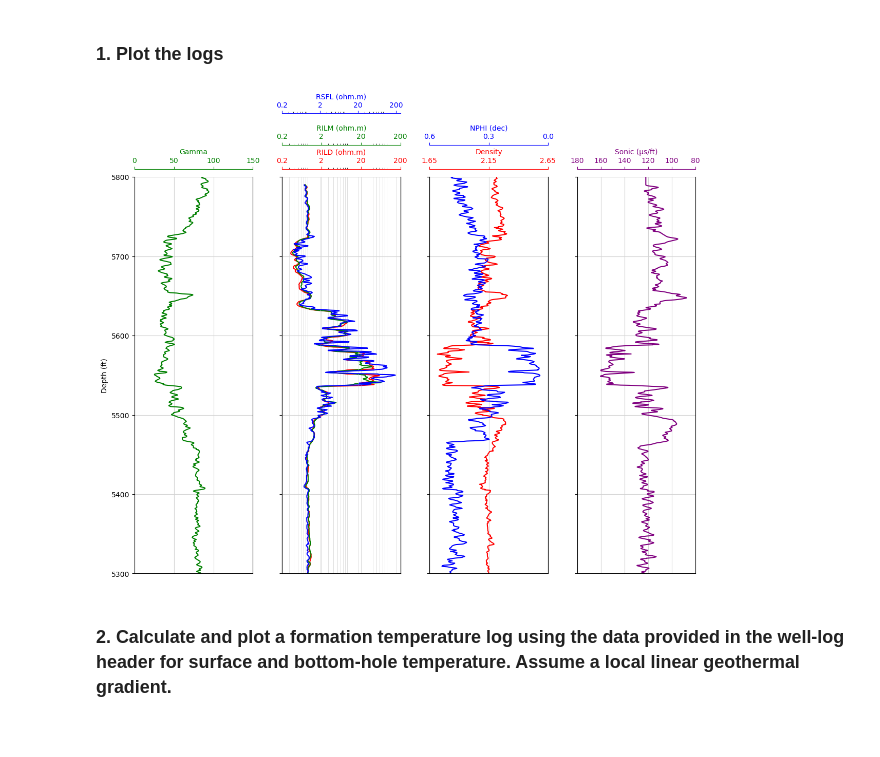
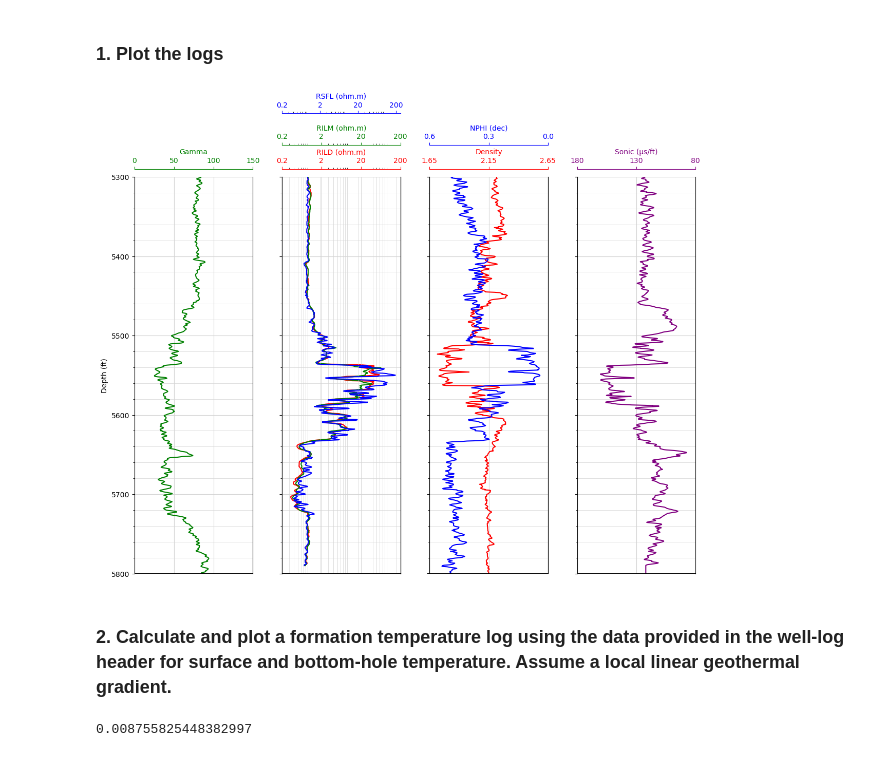
Before and after one commit to mariafgg-utpge/FE_HWK3, a Jupyter notebook: HWK3.ipynb, the cells around one changed output. Drawn from its saved outputs; the diff is of its cells as text; code cells hidden in the pictures.

```diff
--- a/HWK3.ipynb
+++ b/HWK3.ipynb
@@ -129,6 +158,8 @@ ax4.xaxis.label.set_color("purple")
 ax4.tick_params(axis='x', colors="purple")
 ax4.spines["top"].set_edgecolor("purple")
 ax4.set_ylim(common_ylim)
+ax4.set_xticks([180,130,80])
+ax4.set_xticklabels([180,130,80])  # Ensure labels match the ticks
 
 # Neutron track placed on top of density track
 ax5.plot("NPHI_SS", "DEPTH", data=df2, color="blue")
@@ -140,33 +171,54 @@ ax5.tick_params(axis='x', colors="blue")
 ax5.spines["top"].set_position(("axes", 1.08))
 ax5.spines["top"].set_visible(True)
 ax5.spines["top"].set_edgecolor("blue")
 ax5.set_xticks([0.6, 0.3, 0])
 
 # Remove y-axis tick labels for all axes except ax1
 for ax in [ax2, ax3, ax4]:
     ax.set_yticklabels([])
 
 # Common functions for setting up the plot
 for ax in [ax1, ax2, ax3, ax4]:
     ax.grid(which='major', color='lightgrey', linestyle='-')
     ax.xaxis.set_ticks_position("top")
     ax.xaxis.set_label_position("top")
     ax.spines["top"].set_position(("axes", 1.02))
 
 
 # List of all resistivity-related axes
 resistivity_axes = [ax2, ax2_twiny1, ax2_twiny2]
 
 # Set specific x-ticks and add gridlines for all resistivity-related axes
 for ax in resistivity_axes:
     ax.set_xticks([0.2, 2, 20, 200])
     ax.set_xticklabels([0.2, 2, 20, 200])  # Ensure labels match the ticks
     ax.grid(which='major', axis='x', color='lightgrey', linestyle='-', linewidth=0.5)
 
+# List of all axes including twinned axes
+all_axes = [ax1, ax2, ax3, ax4, ax5, ax6, ax2_twiny1, ax2_twiny2]
+
+# Invert the y-axis for all axes
+for ax in all_axes:
+    ax.yaxis.set_minor_locator(MultipleLocator(20))
+    ax.grid(which='minor', axis='y', color='lightgrey', linestyle='-', linewidth=0.5)
+    ax.tick_params(axis='y', which='minor', labelleft=False)  # Hide minor tick labels
+    ax.invert_yaxis()
+
+
+
 # Adjust layout
 plt.tight_layout(pad=2.0)
 plt.show()
 # %% [output]
-[figure, old version]
+[figure, new version]
 # %% [markdown]
 ### 2. Calculate and plot a formation temperature log using the data provided in the well-log header for surface and bottom-hole temperature. Assume a local linear geothermal gradient.
+# %%
+# From the well header, 140 F and the BH depth is 7181 ft. Assuming the mud
+# properties were measured at surface temperature of 78 F and 100 ft elevation,
+# the temperature gradient is
+
+TGrad = (140-78)/(7181-100) #F/ft
+TGrad
+# %% [output]
+0.008755825448382997
```
Also changed, not shown: parts of 36 cells of this notebook.
